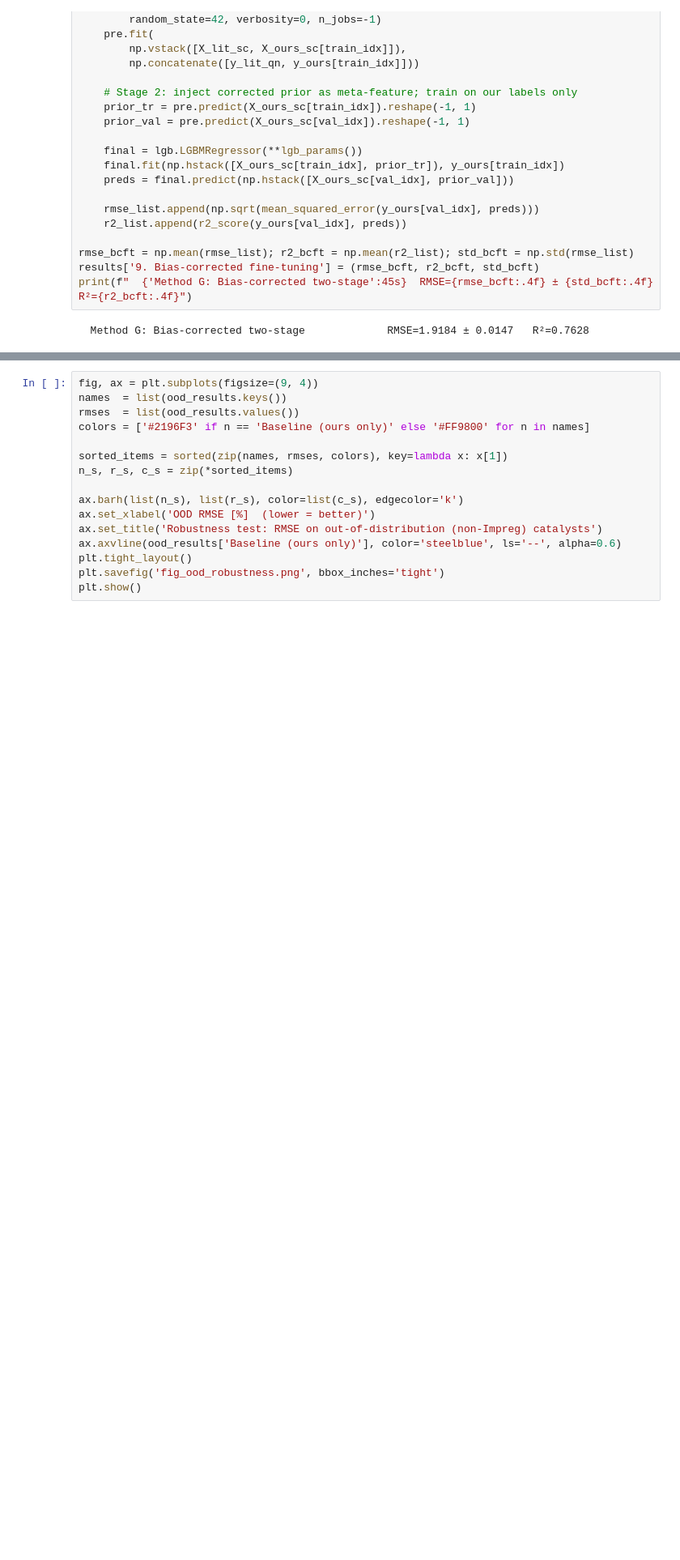
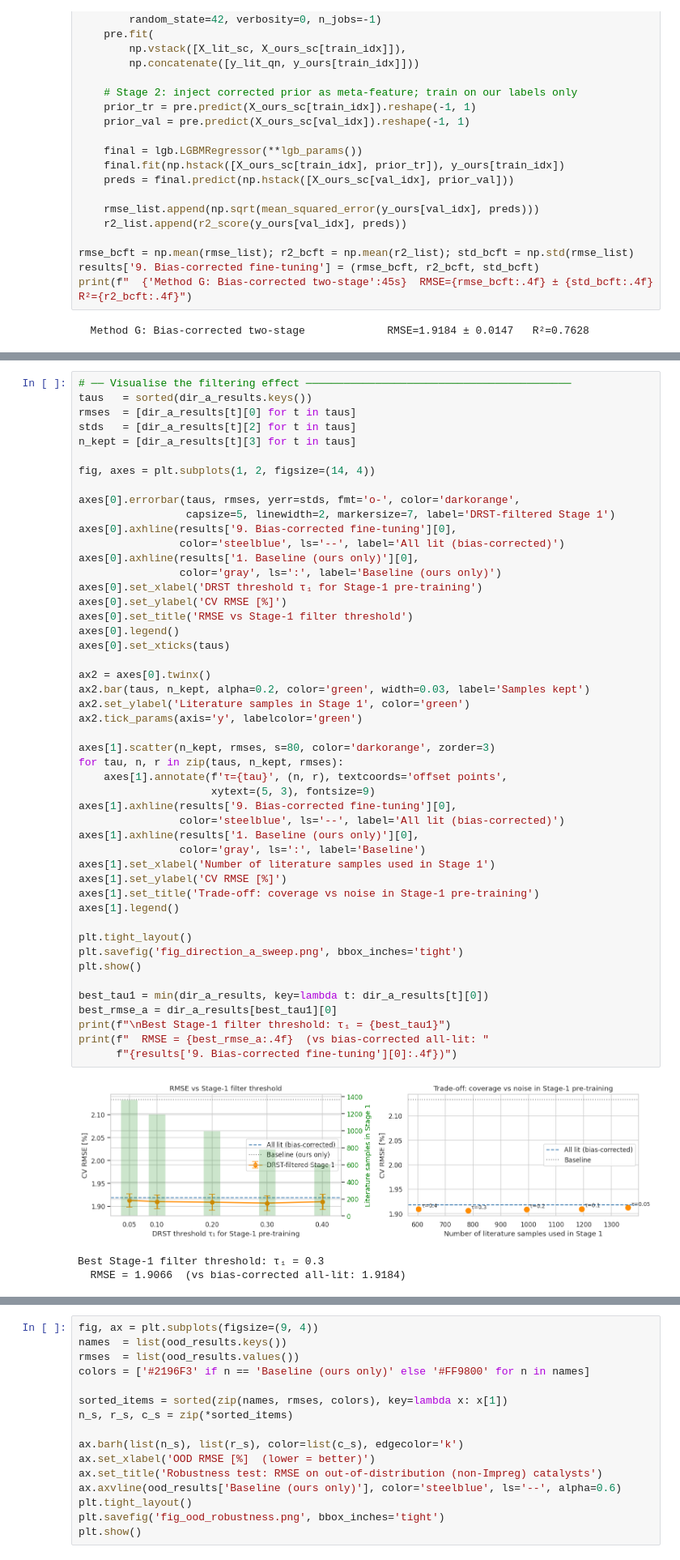
Before and after one commit to ParthN9i4/OCM-Dataset-JAIST, a Jupyter notebook: ocm_analysis.ipynb, the cells around one changed output, grey strips where cells are left out. Shown at 81% size. Cells and saved outputs as stored; diff of their text form; blank space fills up the shorter version.

```diff
--- a/ocm_analysis.ipynb
+++ b/ocm_analysis.ipynb
@@ -740,0 +850,52 @@ print(f"  {'Method G: Bias-corrected two-stage':45s}  RMSE={rmse_bcft:.4f} ± {s
+# %%
+# ── Visualise the filtering effect ──────────────────────────────────────────
+taus   = sorted(dir_a_results.keys())
+rmses  = [dir_a_results[t][0] for t in taus]
+stds   = [dir_a_results[t][2] for t in taus]
+n_kept = [dir_a_results[t][3] for t in taus]
+
+fig, axes = plt.subplots(1, 2, figsize=(14, 4))
+
+axes[0].errorbar(taus, rmses, yerr=stds, fmt='o-', color='darkorange',
+                 capsize=5, linewidth=2, markersize=7, label='DRST-filtered Stage 1')
+axes[0].axhline(results['9. Bias-corrected fine-tuning'][0],
+                color='steelblue', ls='--', label='All lit (bias-corrected)')
+axes[0].axhline(results['1. Baseline (ours only)'][0],
+                color='gray', ls=':', label='Baseline (ours only)')
+axes[0].set_xlabel('DRST threshold τ₁ for Stage-1 pre-training')
+axes[0].set_ylabel('CV RMSE [%]')
+axes[0].set_title('RMSE vs Stage-1 filter threshold')
+axes[0].legend()
+axes[0].set_xticks(taus)
+
+ax2 = axes[0].twinx()
+ax2.bar(taus, n_kept, alpha=0.2, color='green', width=0.03, label='Samples kept')
+ax2.set_ylabel('Literature samples in Stage 1', color='green')
+ax2.tick_params(axis='y', labelcolor='green')
+
+axes[1].scatter(n_kept, rmses, s=80, color='darkorange', zorder=3)
+for tau, n, r in zip(taus, n_kept, rmses):
+    axes[1].annotate(f'τ={tau}', (n, r), textcoords='offset points',
+                     xytext=(5, 3), fontsize=9)
+axes[1].axhline(results['9. Bias-corrected fine-tuning'][0],
+                color='steelblue', ls='--', label='All lit (bias-corrected)')
+axes[1].axhline(results['1. Baseline (ours only)'][0],
+                color='gray', ls=':', label='Baseline')
+axes[1].set_xlabel('Number of literature samples used in Stage 1')
+axes[1].set_ylabel('CV RMSE [%]')
+axes[1].set_title('Trade-off: coverage vs noise in Stage-1 pre-training')
+axes[1].legend()
+
+plt.tight_layout()
+plt.savefig('fig_direction_a_sweep.png', bbox_inches='tight')
+plt.show()
+
+best_tau1 = min(dir_a_results, key=lambda t: dir_a_results[t][0])
+best_rmse_a = dir_a_results[best_tau1][0]
+print(f"\nBest Stage-1 filter threshold: τ₁ = {best_tau1}")
+print(f"  RMSE = {best_rmse_a:.4f}  (vs bias-corrected all-lit: "
+      f"{results['9. Bias-corrected fine-tuning'][0]:.4f})")
+# %% [output]
+[figure, added]
+Best Stage-1 filter threshold: τ₁ = 0.3
+  RMSE = 1.9066  (vs bias-corrected all-lit: 1.9184)
```
Also changed, not shown: parts of 11 cells of this notebook, 2 other files.
